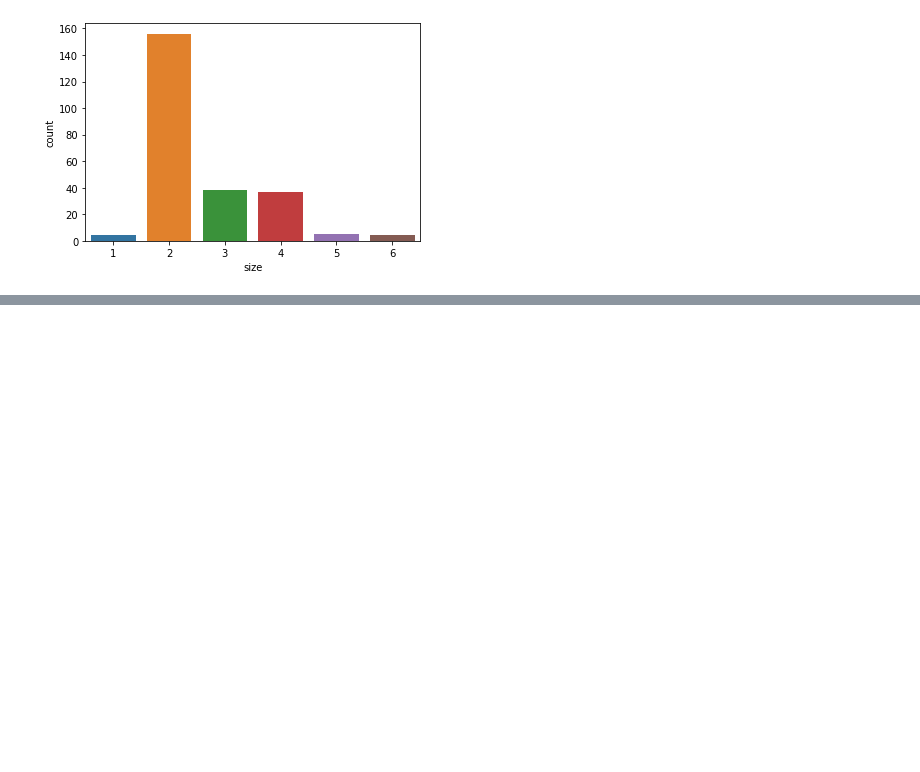
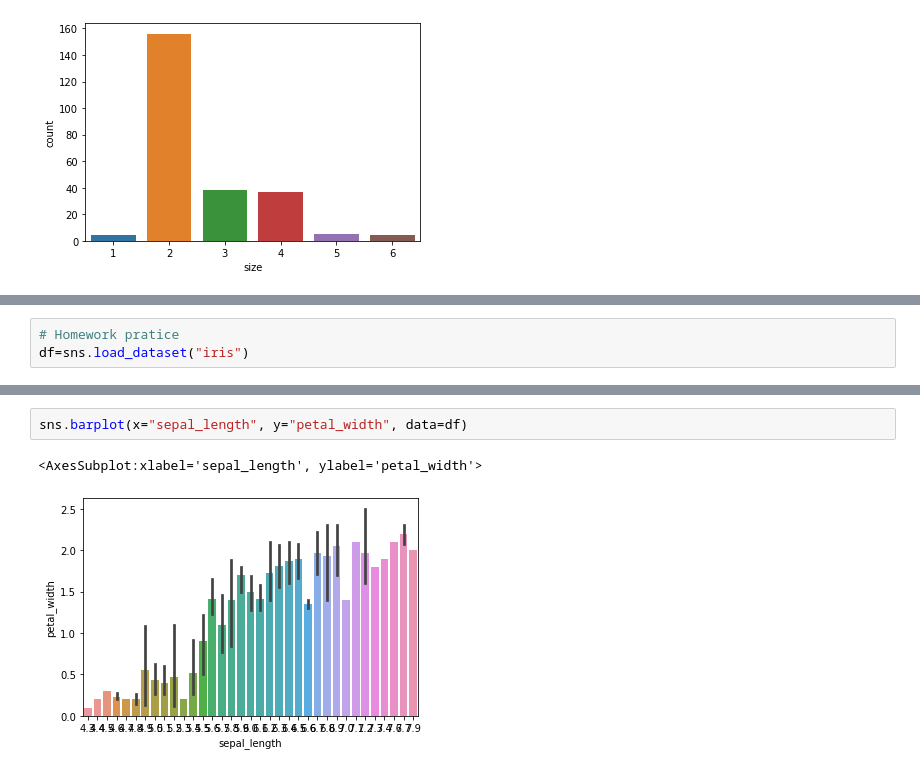
Before and after one commit to Sialsanwal/python, a Jupyter notebook: Seaborn.ipynb, the cells around one changed output, grey strips where cells are left out. Cells and saved outputs as stored; diff of their text form; blank space fills up the shorter version.

```diff
--- a/Seaborn.ipynb
+++ b/Seaborn.ipynb
@@ -252,0 +253,3 @@ sns.violinplot("total_bill","day", data=df, palette="rainbow")
+# %%
+# Homework pratice
+df=sns.load_dataset("iris")
@@ -252,0 +265,5 @@ sns.violinplot("total_bill","day", data=df, palette="rainbow")
+# %%
+sns.barplot(x="sepal_length", y="petal_width", data=df)
+# %% [output]
+<AxesSubplot:xlabel='sepal_length', ylabel='petal_width'>
+[figure, added]
```
Also changed, not shown: parts of 31 cells of this notebook, 2 other files.
